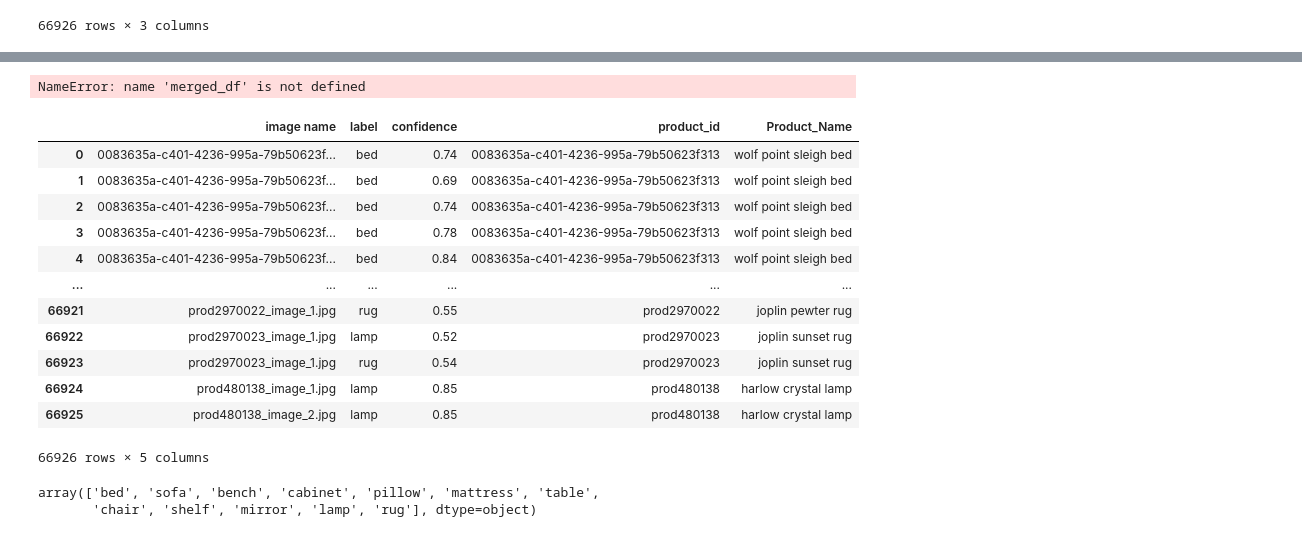
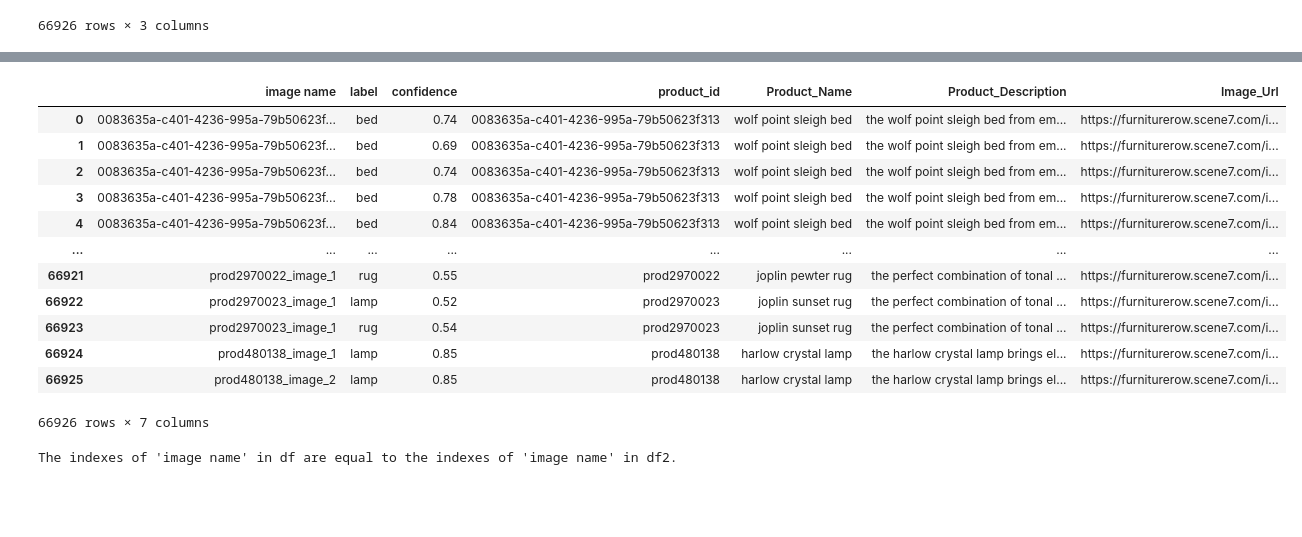
Before and after one commit to abdullahbh/dvc_task, a Jupyter notebook: urls.ipynb, the cells around one changed output, grey strips where cells are left out. Drawn from its saved outputs; the diff is of its cells as text; code cells hidden in the pictures; blank space fills up the shorter version.

```diff
--- a/urls.ipynb
+++ b/urls.ipynb
@@ -1,6 +1,6 @@
 # %%
 import pandas as pd
-df_main= pd.read_csv('Final CSVs_Catalog Data Set - Sheet1.csv')
+df_main= pd.read_csv('Catalog.csv')
 df_main
 # %% [output]
 |  | Site_id | Product_id | Product_Name | Sku | Variant | Category | Processed_Categories | Department | ... |
@@ -17,7 +17,7 @@ df_main
 | 89331 | 201cb789-4198-488b-a5eb-4e7df0fb4bee | 784f55d5-aab4-49cf-bb7b-4301d4fd1589 | acton swivel barstool | BS-ALACGY30 | Acton 30" Swivel Barstool | dining | barstools | dining | ... |
 89332 rows × 28 columns
 # %%
-df = pd.read_csv('image_indexes_v2.csv')
+df = pd.read_csv('Indexes.csv')
 df
 # %% [output]
 |  | image name | label | confidence |
@@ -49,6 +64,6 @@ df.to_csv('urls.csv', index=False)
 # %%
 df['image name'] = df['image name'].str.replace('.jpg', '')
 # %%
-df2 = pd.read_csv('urls.csv')
+df2 = pd.read_csv('Catalog.csv')
 df2
 # %% [output]
@@ -78,3 +105,33 @@ KeyError: Index(['Downloaded_Image_Id'], dtype='object')
+# %%
+# Remove duplicates from df2 based on 'Downloaded_Image_Id'
+df2_unique = df2.drop_duplicates(subset='Downloaded_Image_Id')
+
+# Merge 'Url' and 'Product_Description' columns from df2 to df1 based on 'Downloaded_Image_Id'
+merged_df = pd.merge(
+    df,
+    df2_unique[['Downloaded_Image_Id', 'Product_Description', 'Image_Url']],
+    left_on='image name',
+    right_on='Downloaded_Image_Id',
+    how='left'
+)
+
+# Drop the 'Downloaded_Image_Id' column after merging
+merged_df.drop('Downloaded_Image_Id', axis=1, inplace=True)
+merged_df
+# %% [output]
+|  | image name | label | confidence | product_id | Product_Name | Product_Description | Image_Url |
+| 0 | 0083635a-c401-4236-995a-79b50623f... | bed | 0.74 | 0083635a-c401-4236-995a-79b50623f313 | wolf point sleigh bed | the wolf point sleigh bed from em... | https://furniturerow.scene7.com/i... |
+| 1 | 0083635a-c401-4236-995a-79b50623f... | bed | 0.69 | 0083635a-c401-4236-995a-79b50623f313 | wolf point sleigh bed | the wolf point sleigh bed from em... | https://furniturerow.scene7.com/i... |
+| 2 | 0083635a-c401-4236-995a-79b50623f... | bed | 0.74 | 0083635a-c401-4236-995a-79b50623f313 | wolf point sleigh bed | the wolf point sleigh bed from em... | https://furniturerow.scene7.com/i... |
+| 3 | 0083635a-c401-4236-995a-79b50623f... | bed | 0.78 | 0083635a-c401-4236-995a-79b50623f313 | wolf point sleigh bed | the wolf point sleigh bed from em... | https://furniturerow.scene7.com/i... |
+| 4 | 0083635a-c401-4236-995a-79b50623f... | bed | 0.84 | 0083635a-c401-4236-995a-79b50623f313 | wolf point sleigh bed | the wolf point sleigh bed from em... | https://furniturerow.scene7.com/i... |
+| ... | ... | ... | ... | ... | ... | ... | ... |
+| 66921 | prod2970022_image_1 | rug | 0.55 | prod2970022 | joplin pewter rug | the perfect combination of tonal ... | https://furniturerow.scene7.com/i... |
+| 66922 | prod2970023_image_1 | lamp | 0.52 | prod2970023 | joplin sunset rug | the perfect combination of tonal ... | https://furniturerow.scene7.com/i... |
+| 66923 | prod2970023_image_1 | rug | 0.54 | prod2970023 | joplin sunset rug | the perfect combination of tonal ... | https://furniturerow.scene7.com/i... |
+| 66924 | prod480138_image_1 | lamp | 0.85 | prod480138 | harlow crystal lamp | the harlow crystal lamp brings el... | https://furniturerow.scene7.com/i... |
+| 66925 | prod480138_image_2 | lamp | 0.85 | prod480138 | harlow crystal lamp | the harlow crystal lamp brings el... | https://furniturerow.scene7.com/i... |
+66926 rows × 7 columns
 # %%
 # Check if the indexes of 'image name' in df are the same as 'image name' in df2
 are_indexes_equal = (df['image name'].index == merged_df['image name'].index).all()
@@ -82,6 +139,6 @@ are_indexes_equal = (df['image name'].index == merged_df['image name'].index).al
 # Display the result
 print(f"The indexes of 'image name' in df are {'equal' if are_indexes_equal else 'not equal'} to the indexes of 'image name' in df2.")
 # %% [output]
-NameError: name 'merged_df' is not defined
+The indexes of 'image name' in df are equal to the indexes of 'image name' in df2.
 # %%
 merged_df.to_csv('urls.csv', index=False)
@@ -90,22 +144,0 @@ df1 = pd.read_csv('urls.csv')
-# %%
-df1
-# %% [output]
-|  | image name | label | confidence | product_id | Product_Name |
-| 0 | 0083635a-c401-4236-995a-79b50623f... | bed | 0.74 | 0083635a-c401-4236-995a-79b50623f313 | wolf point sleigh bed |
-| 1 | 0083635a-c401-4236-995a-79b50623f... | bed | 0.69 | 0083635a-c401-4236-995a-79b50623f313 | wolf point sleigh bed |
-| 2 | 0083635a-c401-4236-995a-79b50623f... | bed | 0.74 | 0083635a-c401-4236-995a-79b50623f313 | wolf point sleigh bed |
-| 3 | 0083635a-c401-4236-995a-79b50623f... | bed | 0.78 | 0083635a-c401-4236-995a-79b50623f313 | wolf point sleigh bed |
-| 4 | 0083635a-c401-4236-995a-79b50623f... | bed | 0.84 | 0083635a-c401-4236-995a-79b50623f313 | wolf point sleigh bed |
-| ... | ... | ... | ... | ... | ... |
-| 66921 | prod2970022_image_1.jpg | rug | 0.55 | prod2970022 | joplin pewter rug |
-| 66922 | prod2970023_image_1.jpg | lamp | 0.52 | prod2970023 | joplin sunset rug |
-| 66923 | prod2970023_image_1.jpg | rug | 0.54 | prod2970023 | joplin sunset rug |
-| 66924 | prod480138_image_1.jpg | lamp | 0.85 | prod480138 | harlow crystal lamp |
-| 66925 | prod480138_image_2.jpg | lamp | 0.85 | prod480138 | harlow crystal lamp |
-66926 rows × 5 columns
-# %%
-unique_values = df1['label'].unique()
-unique_values
-# %% [output]
-array(['bed', 'sofa', 'bench', 'cabinet', 'pillow', 'mattress', 'table',
-       'chair', 'shelf', 'mirror', 'lamp', 'rug'], dtype=object)
```
Also changed, not shown: parts of 4 cells of this notebook, 1 other file.
